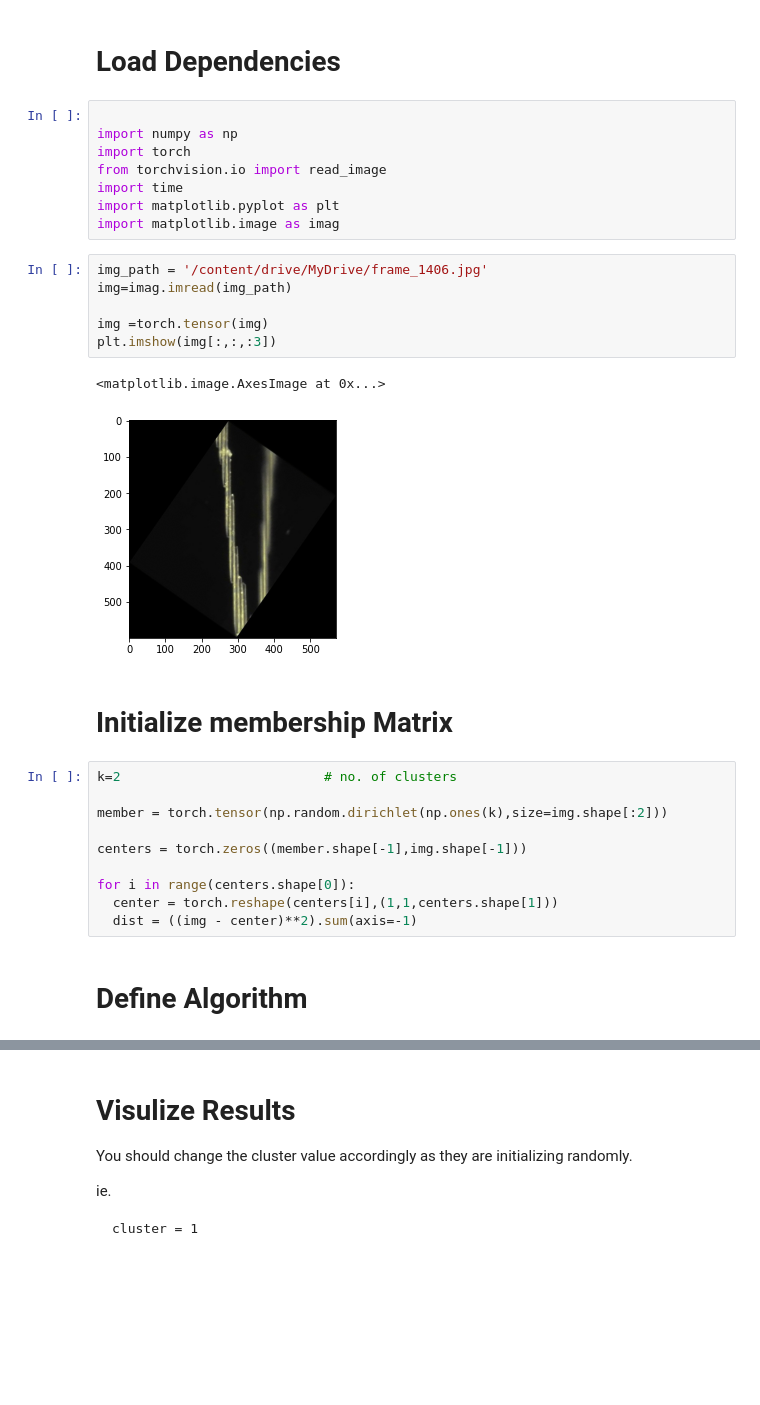
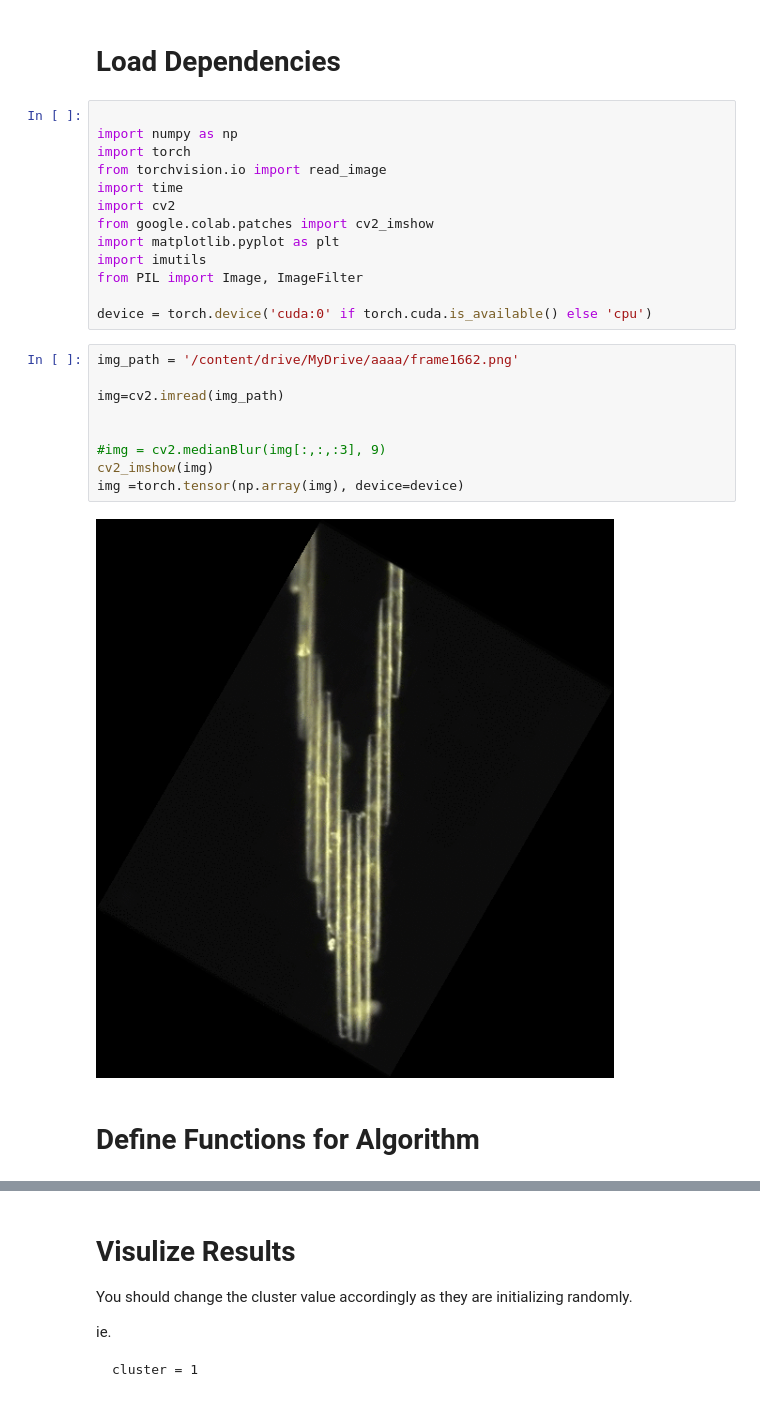
Before and after one commit to devoworm/Digital-Bacillaria, a Jupyter notebook: Image-Skeletons-and-Masks/Unsupervised Fuzzy C-means segmentatioin.ipynb, the cells around one changed output, grey strips where cells are left out. Drawn from its saved outputs; the diff is of its cells as text; blank space fills up the shorter version.

```diff
--- a/Image-Skeletons-and-Masks/Unsupervised Fuzzy C-means segmentatioin.ipynb
+++ b/Image-Skeletons-and-Masks/Unsupervised Fuzzy C-means segmentatioin.ipynb
@@ -14,29 +14,24 @@ import numpy as np
 import torch
 from torchvision.io import read_image
 import time
+import cv2
+from google.colab.patches import cv2_imshow
 import matplotlib.pyplot as plt
-import matplotlib.image as imag
+import imutils
+from PIL import Image, ImageFilter
+
+device = torch.device('cuda:0' if torch.cuda.is_available() else 'cpu')
 # %%
-img_path = '/content/drive/MyDrive/frame_1406.jpg'
-img=imag.imread(img_path)
+img_path = '/content/drive/MyDrive/aaaa/frame1662.png'
 
-img =torch.tensor(img)
-plt.imshow(img[:,:,:3])
+img=cv2.imread(img_path)
+
+
+#img = cv2.medianBlur(img[:,:,:3], 9)
+cv2_imshow(img)
+img =torch.tensor(np.array(img), device=device)
 # %% [output]
-<matplotlib.image.AxesImage at 0x...>
-[figure, old version]
+[figure, new version]
-# %% [markdown]
-# Initialize membership Matrix
-# %%
-k=2                          # no. of clusters
-
-member = torch.tensor(np.random.dirichlet(np.ones(k),size=img.shape[:2]))
-
-centers = torch.zeros((member.shape[-1],img.shape[-1]))
-
-for i in range(centers.shape[0]):
-  center = torch.reshape(centers[i],(1,1,centers.shape[1]))
-  dist = ((img - center)**2).sum(axis=-1)
 # %% [markdown]
-# Define Algorithm
+# Define Functions for Algorithm
 # %%
```
Also changed, not shown: parts of 4 cells of this notebook.
